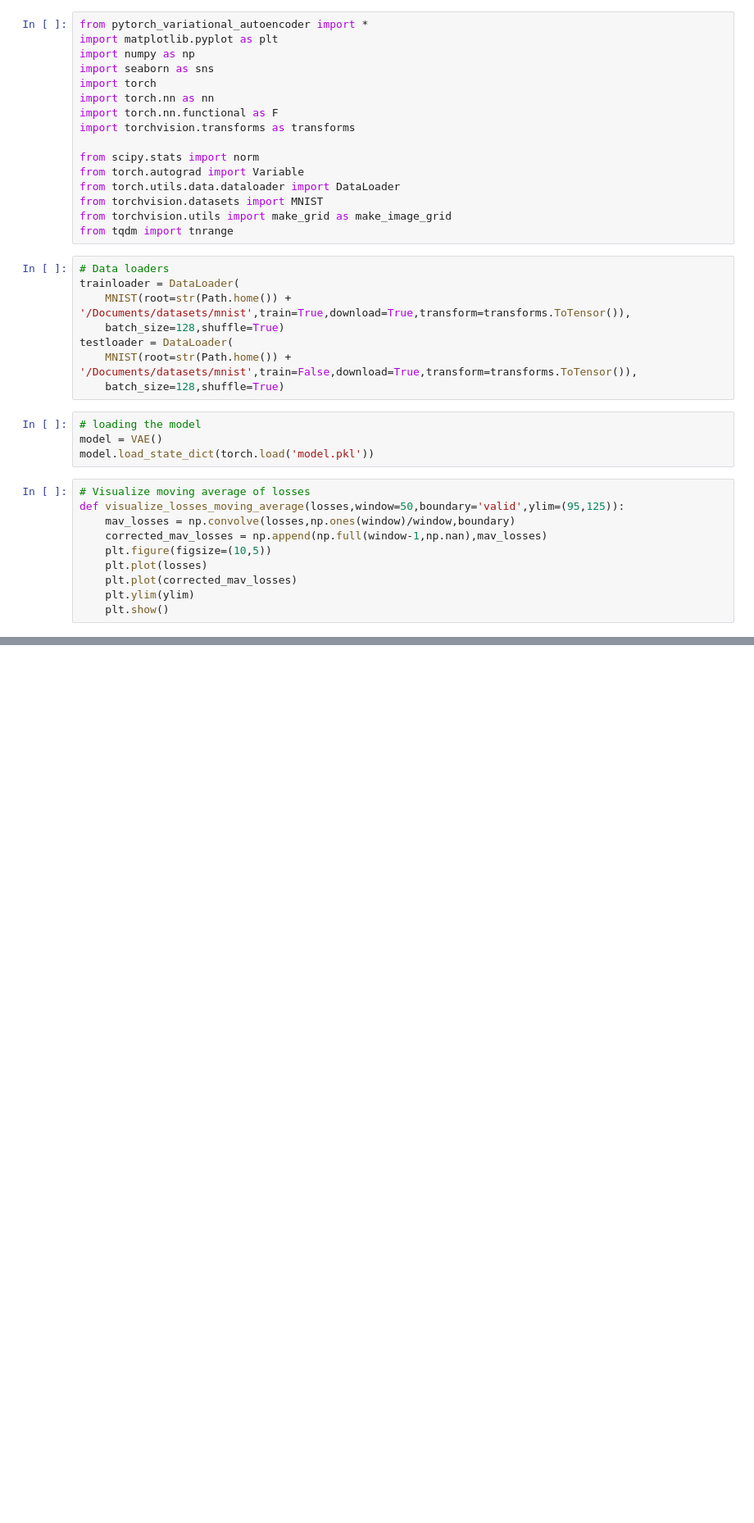
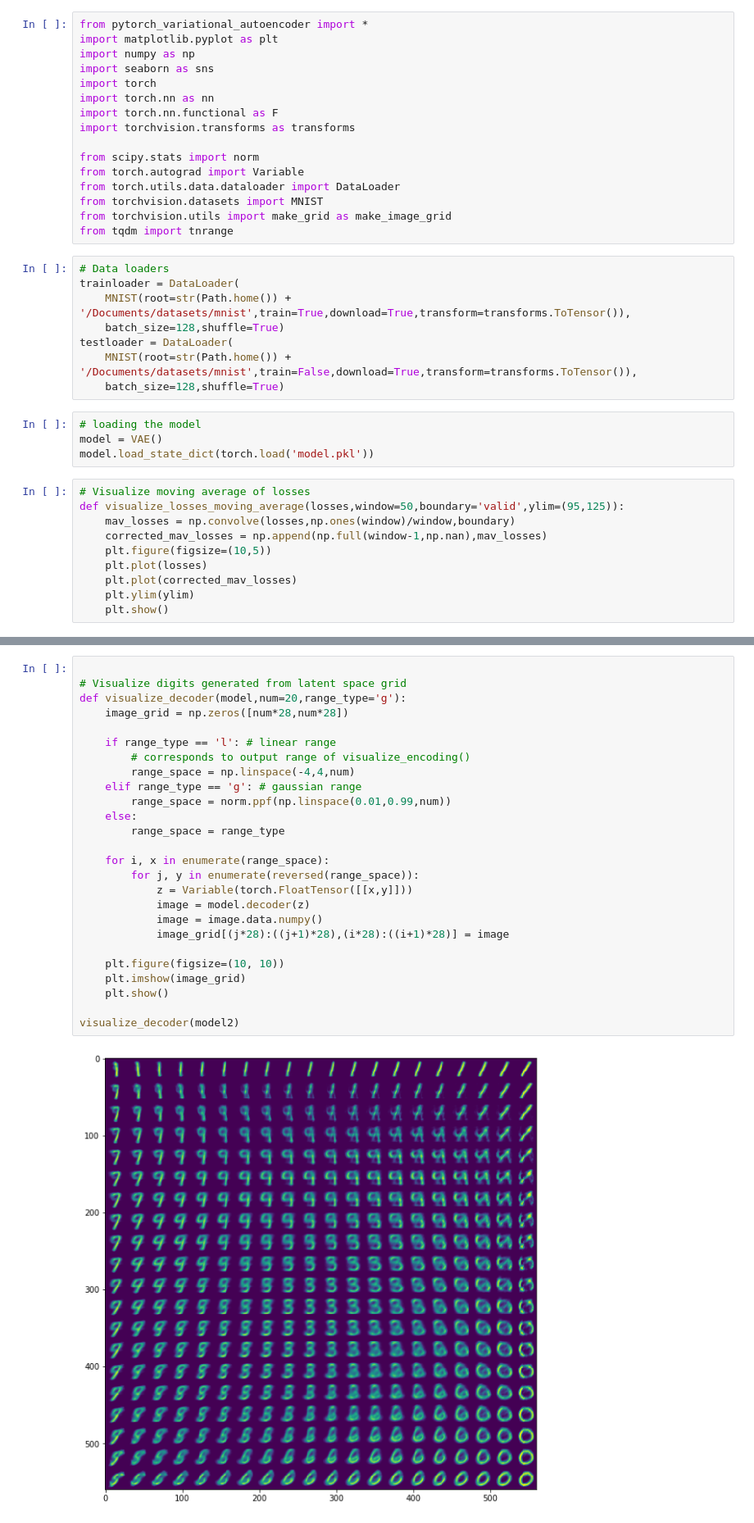
Before and after one commit to ShuvenduRoy/AutoEncoders, a Jupyter notebook: variational_autoencoders/Visualizing variational autoencoder.ipynb, the cells around one changed output, grey strips where cells are left out. Shown at 82% size. Saved outputs shown, nothing was run; the diff lists cells and outputs as text; blank space fills up the shorter version.

```diff
--- a/variational_autoencoders/Visualizing variational autoencoder.ipynb
+++ b/variational_autoencoders/Visualizing variational autoencoder.ipynb
@@ -73,0 +127,28 @@ visualize_mnist_vae(model,test_loader)
+# %%
+
+# Visualize digits generated from latent space grid
+def visualize_decoder(model,num=20,range_type='g'):
+    image_grid = np.zeros([num*28,num*28])
+
+    if range_type == 'l': # linear range
+        # corresponds to output range of visualize_encoding()
+        range_space = np.linspace(-4,4,num)
+    elif range_type == 'g': # gaussian range
+        range_space = norm.ppf(np.linspace(0.01,0.99,num))
+    else:
+        range_space = range_type
+
+    for i, x in enumerate(range_space):
+        for j, y in enumerate(reversed(range_space)):
+            z = Variable(torch.FloatTensor([[x,y]]))
+            image = model.decoder(z)
+            image = image.data.numpy()
+            image_grid[(j*28):((j+1)*28),(i*28):((i+1)*28)] = image
+
+    plt.figure(figsize=(10, 10))
+    plt.imshow(image_grid)
+    plt.show()
+
+visualize_decoder(model2)
+# %% [output]
+[figure, added]
```
Also changed, not shown: parts of 5 cells of this notebook.
